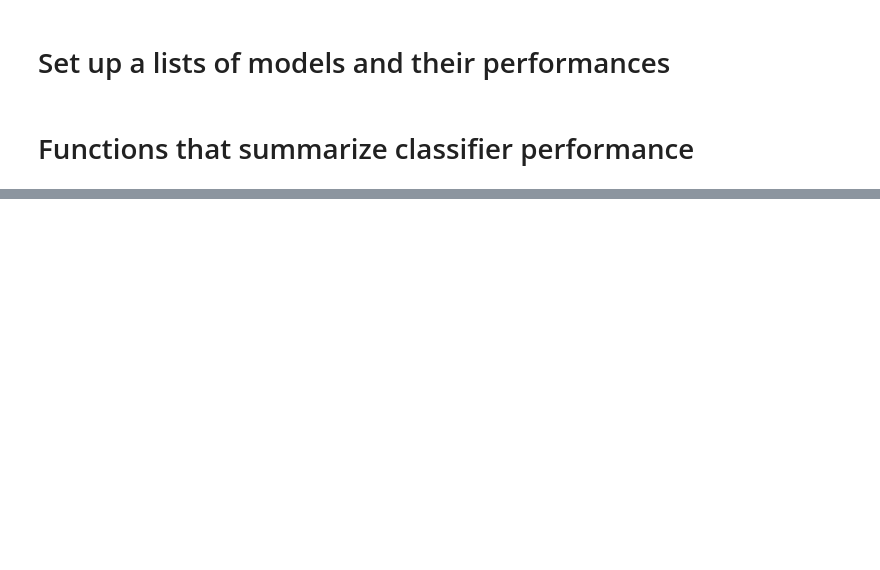
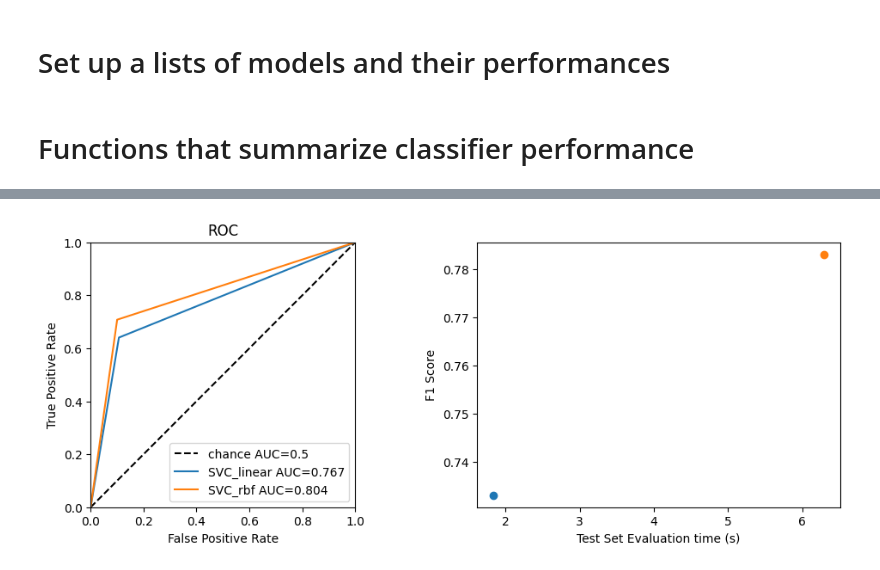
Before and after one commit to zetadin/EGFR_PIC50, a Jupyter notebook: Step3_TrainSimpleModels.ipynb, the cells around one changed output, grey strips where cells are left out. Drawn from its saved outputs; the diff is of its cells as text; code cells hidden in the pictures; blank space fills up the shorter version.

```diff
--- a/Step3_TrainSimpleModels.ipynb
+++ b/Step3_TrainSimpleModels.ipynb
@@ -112,0 +238,34 @@ svm_lin = SVC(kernel="linear", C=0.025, random_state=42)
+# %%
+# re-evaluate the models, if needed
+for key in tqdm(models.keys()):
+    evaluate(key, models[key], no3D_test_x, no3D_test_y, weights=no3D_test_w, draw=False, save=True, verbose=False)
+# %%
+plt.figure(figsize=(12,4))
+
+# ROC
+plt.subplot(1,2,1)
+plt.axis("square")
+plt.plot([0, 1], [0, 1], "k--", label="chance AUC=0.5")
+# loop through all saved models
+for key in models.keys():
+    plt.plot(model_ROCs_FPR[key],
+             model_ROCs_TPR[key],
+             label=f"{key} AUC={model_AUCs[key]:.3}")
+
+plt.xlabel("False Positive Rate")
+plt.ylabel("True Positive Rate")
+plt.title("ROC")
+plt.xlim((0,1))
+plt.ylim((0,1))
+plt.legend()
+
+# F1 vs execution time
+plt.subplot(1,2,2)
+for key in models.keys():
+    plt.scatter([model_run_time[key]], [model_F1s[key]], label=key)
+plt.xlabel("Test Set Evaluation time (s)")
+plt.ylabel("F1 Score")
+
+plt.show()
+# %% [output]
+[figure, added]
```
Also changed, not shown: parts of 13 cells of this notebook.
